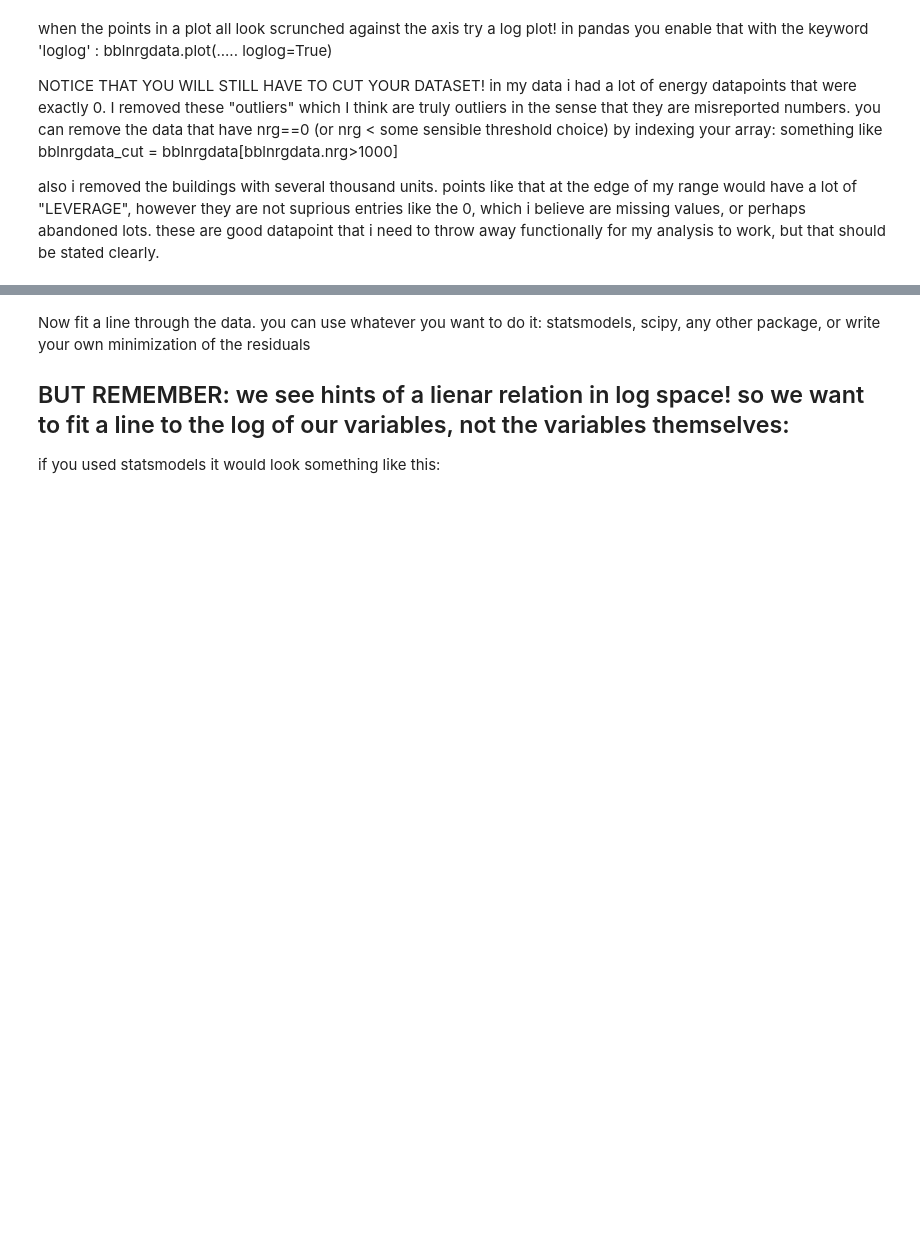
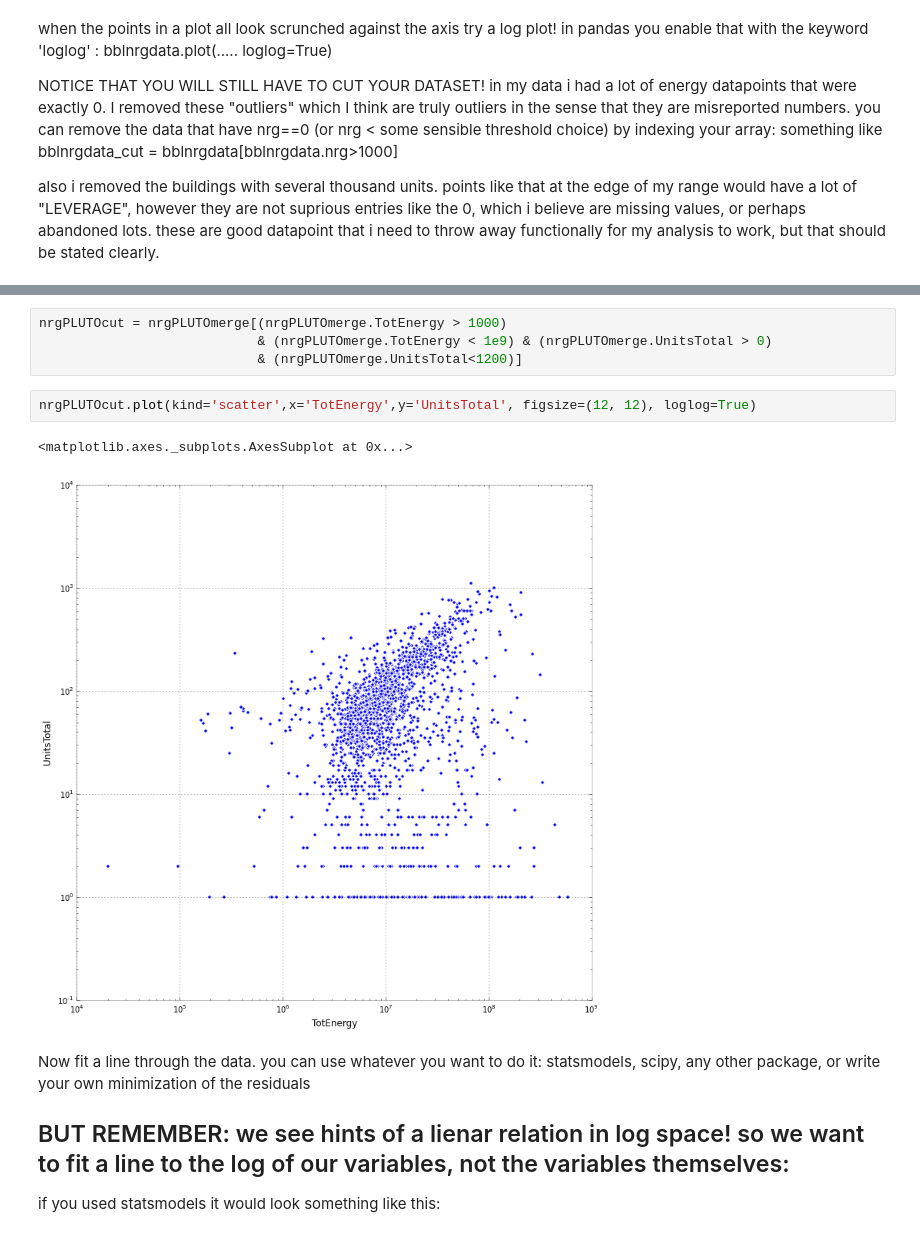
Before and after one commit to dstarobin/PUI2015_dstarobin, a Jupyter notebook: HW5/assgt1.ipynb, the cells around one changed output, grey strips where cells are left out. Saved outputs shown, nothing was run; the diff lists cells and outputs as text; blank space fills up the shorter version.

```diff
--- a/HW5/assgt1.ipynb
+++ b/HW5/assgt1.ipynb
@@ -258,3 +308,12 @@ also i removed the buildings with several thousand units. points like that at th
+# %%
+nrgPLUTOcut = nrgPLUTOmerge[(nrgPLUTOmerge.TotEnergy > 1000)
+                            & (nrgPLUTOmerge.TotEnergy < 1e9) & (nrgPLUTOmerge.UnitsTotal > 0)
+                            & (nrgPLUTOmerge.UnitsTotal<1200)]
+# %%
+nrgPLUTOcut.plot(kind='scatter',x='TotEnergy',y='UnitsTotal', figsize=(12, 12), loglog=True)
+# %% [output]
+<matplotlib.axes._subplots.AxesSubplot at 0x...>
+[figure, added]
 # %% [markdown]
 Now fit a line through the data. you can use whatever you want to do it:
 statsmodels, scipy, any other package, or write your own minimization of the residuals
```
Also changed, not shown: parts of 21 cells of this notebook.
